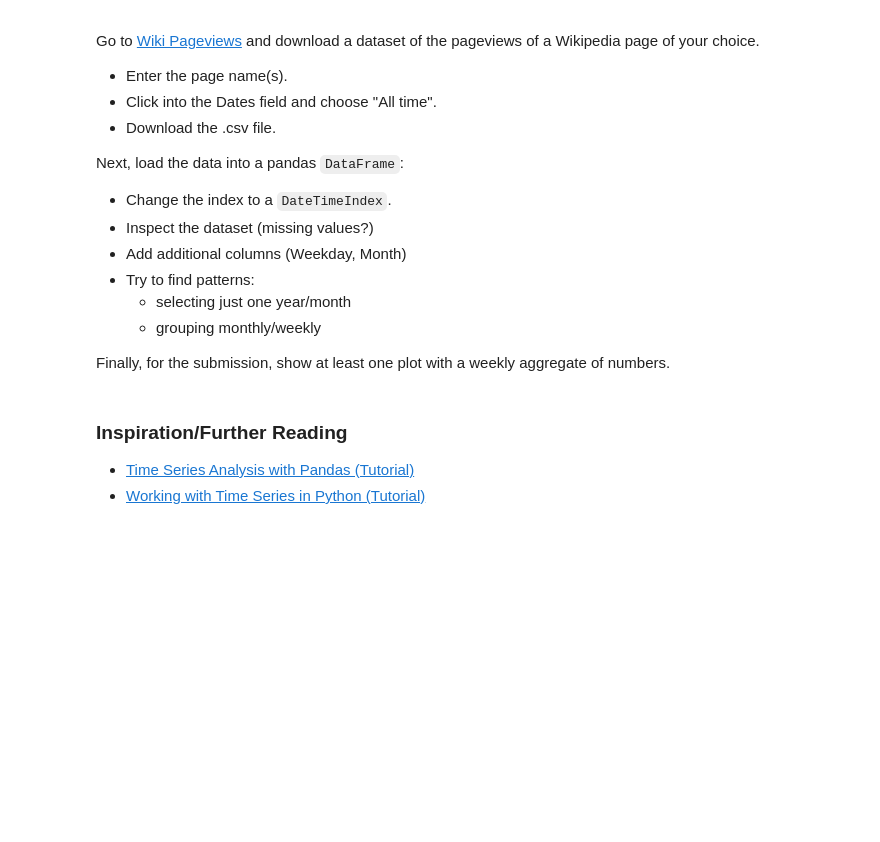
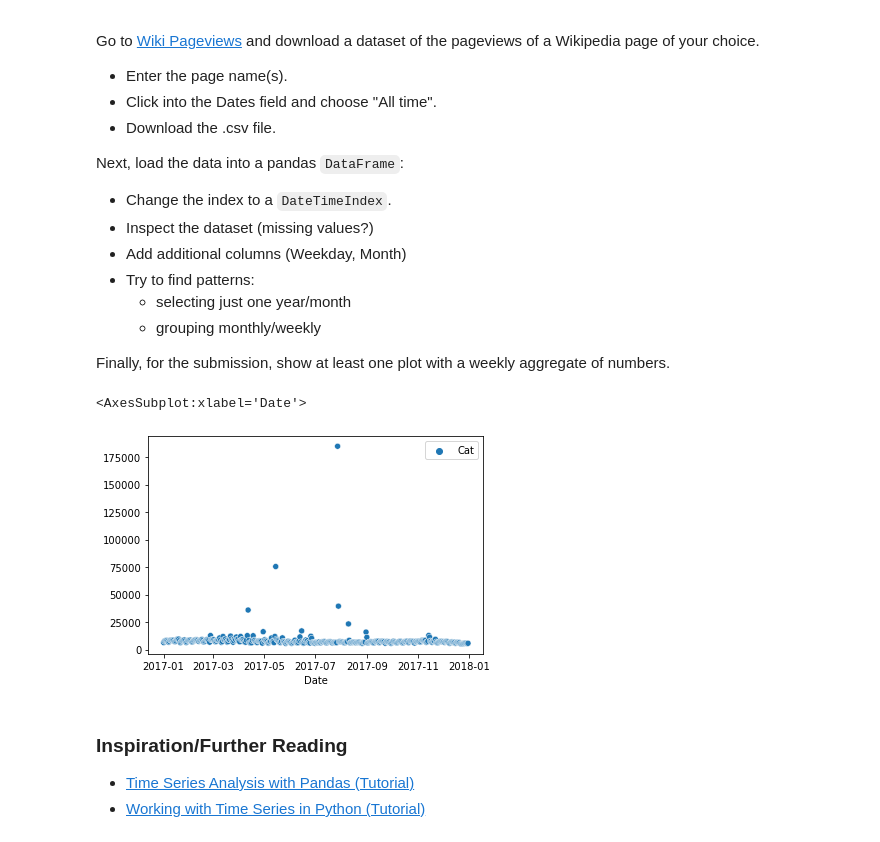
Before and after one commit to s-naegele/Data-Analysis, a Jupyter notebook: Lab/04_TimeseriesData_neu.ipynb, the cells around one changed output. Cells and saved outputs as stored; diff of their text form; code cells hidden in the pictures; blank space fills up the shorter version.

```diff
--- a/Lab/04_TimeseriesData_neu.ipynb
+++ b/Lab/04_TimeseriesData_neu.ipynb
@@ -288,3 +302,15 @@ raise NotImplementedError()
+# %%
+# YOUR CODE HERE
+dfCat = pd.read_csv('https://raw.githubusercontent.com/s-naegele/Data-Analysis/main/Lab/pageviews_Cat.csv')
+dfCat.head()
+dfCat.dtypes
+dfCat['Date'] = pd.to_datetime(dfCat['Date'])
+dfCat.set_index(keys='Date', inplace = True)
+dfCat2017 = dfCat.loc['2017']
+sns.scatterplot(data=dfCat2017)
+# %% [output]
+<AxesSubplot:xlabel='Date'>
+[figure, added]
 # %% [markdown]
 ### Inspiration/Further Reading
 - [Time Series Analysis with Pandas (Tutorial)](https://www.dataquest.io/blog/tutorial-time-series-analysis-with-pandas/)
```
Also changed, not shown: parts of 6 cells of this notebook.
